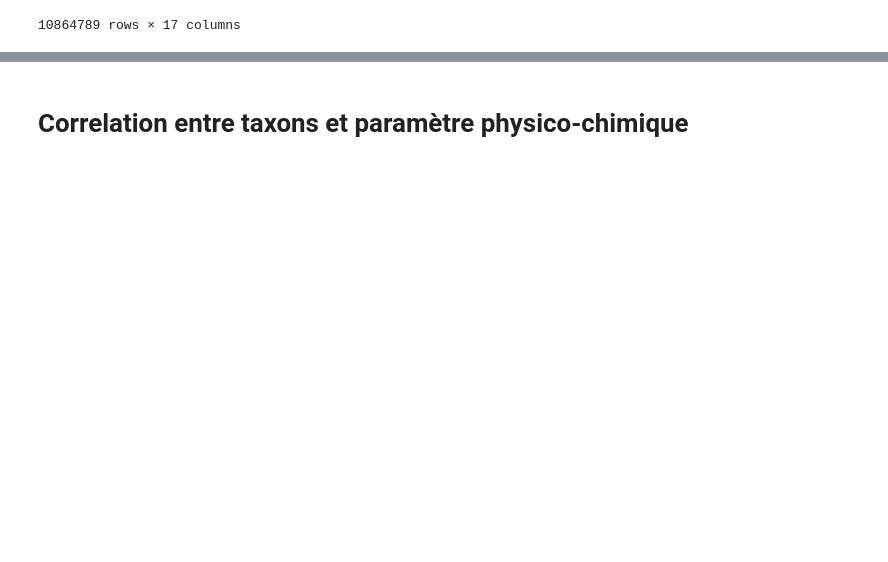
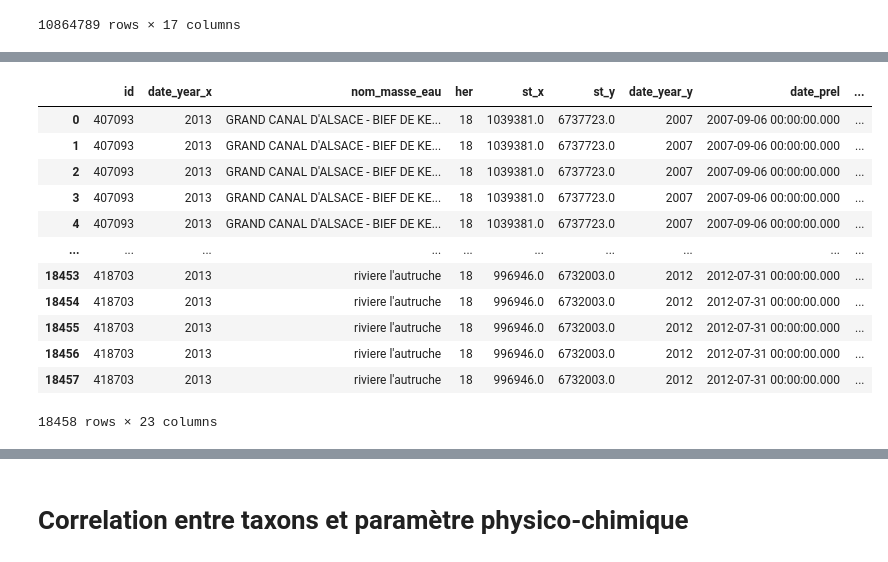
Before and after one commit to chefmtt/nvx-defis-eau, a Jupyter notebook: nx-defis-eau-nitrate.ipynb, the cells around one changed output, grey strips where cells are left out. Cells and saved outputs as stored; diff of their text form; code cells hidden in the pictures; blank space fills up the shorter version.

```diff
--- a/nx-defis-eau-nitrate.ipynb
+++ b/nx-defis-eau-nitrate.ipynb
@@ -205,0 +209,17 @@ array(["LE TRIEUX ET SES AFFLUENTS DEPUIS KERPERT JUSQU'A LA PRISE D'EAU DE PONT
+# %%
+full_alsace = taxon_faune_nbr_alsace.merge(new_ph_alsace, left_on=['id','date_year_y'], right_on=['stn_id', 'date_year'])
+full_alsace
+# %% [output]
+|  | id | date_year_x | nom_masse_eau | her | st_x | st_y | date_year_y | date_prel | ... |
+| 0 | 407093 | 2013 | GRAND CANAL D'ALSACE - BIEF DE KE... | 18 | 1039381.0 | 6737723.0 | 2007 | 2007-09-06 00:00:00.000 | ... |
+| 1 | 407093 | 2013 | GRAND CANAL D'ALSACE - BIEF DE KE... | 18 | 1039381.0 | 6737723.0 | 2007 | 2007-09-06 00:00:00.000 | ... |
+| 2 | 407093 | 2013 | GRAND CANAL D'ALSACE - BIEF DE KE... | 18 | 1039381.0 | 6737723.0 | 2007 | 2007-09-06 00:00:00.000 | ... |
+| 3 | 407093 | 2013 | GRAND CANAL D'ALSACE - BIEF DE KE... | 18 | 1039381.0 | 6737723.0 | 2007 | 2007-09-06 00:00:00.000 | ... |
+| 4 | 407093 | 2013 | GRAND CANAL D'ALSACE - BIEF DE KE... | 18 | 1039381.0 | 6737723.0 | 2007 | 2007-09-06 00:00:00.000 | ... |
+| ... | ... | ... | ... | ... | ... | ... | ... | ... | ... |
+| 18453 | 418703 | 2013 | riviere l'autruche | 18 | 996946.0 | 6732003.0 | 2012 | 2012-07-31 00:00:00.000 | ... |
+| 18454 | 418703 | 2013 | riviere l'autruche | 18 | 996946.0 | 6732003.0 | 2012 | 2012-07-31 00:00:00.000 | ... |
+| 18455 | 418703 | 2013 | riviere l'autruche | 18 | 996946.0 | 6732003.0 | 2012 | 2012-07-31 00:00:00.000 | ... |
+| 18456 | 418703 | 2013 | riviere l'autruche | 18 | 996946.0 | 6732003.0 | 2012 | 2012-07-31 00:00:00.000 | ... |
+| 18457 | 418703 | 2013 | riviere l'autruche | 18 | 996946.0 | 6732003.0 | 2012 | 2012-07-31 00:00:00.000 | ... |
+18458 rows × 23 columns
```
Also changed, not shown: parts of 19 cells of this notebook.
